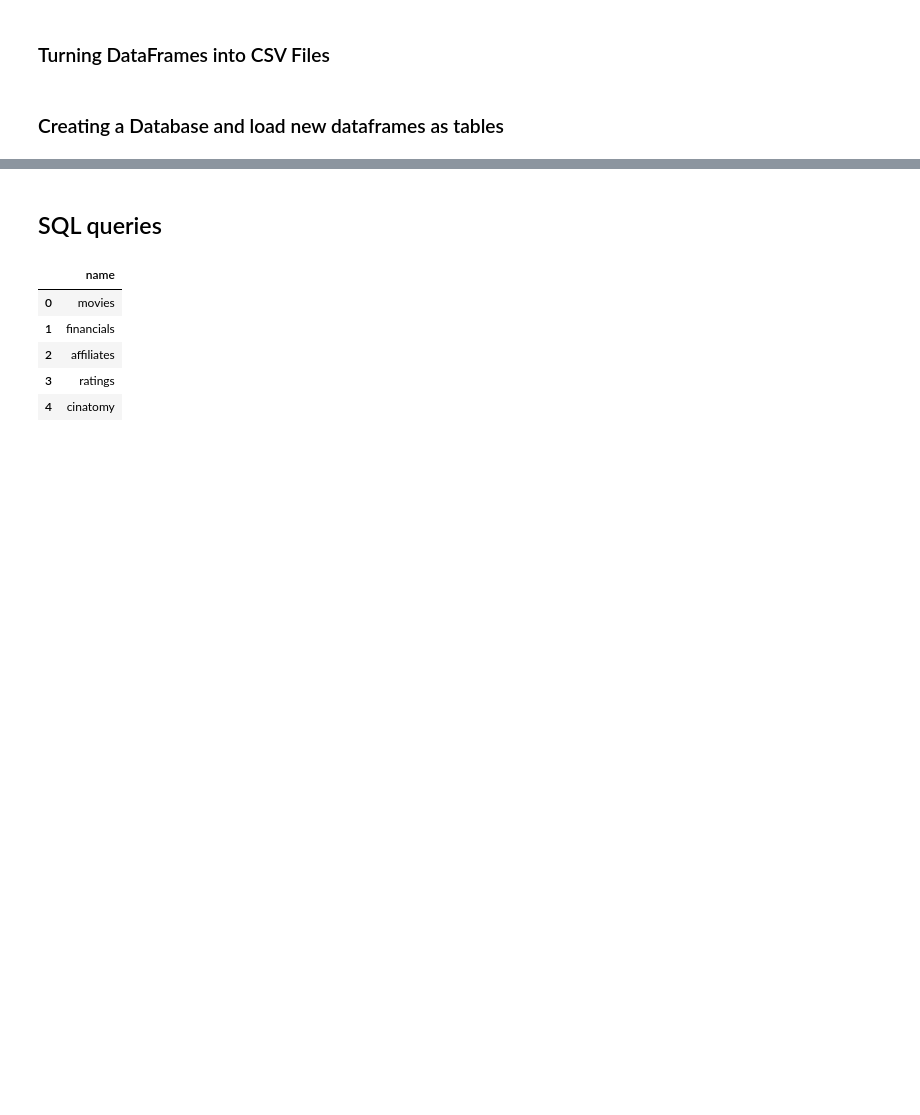
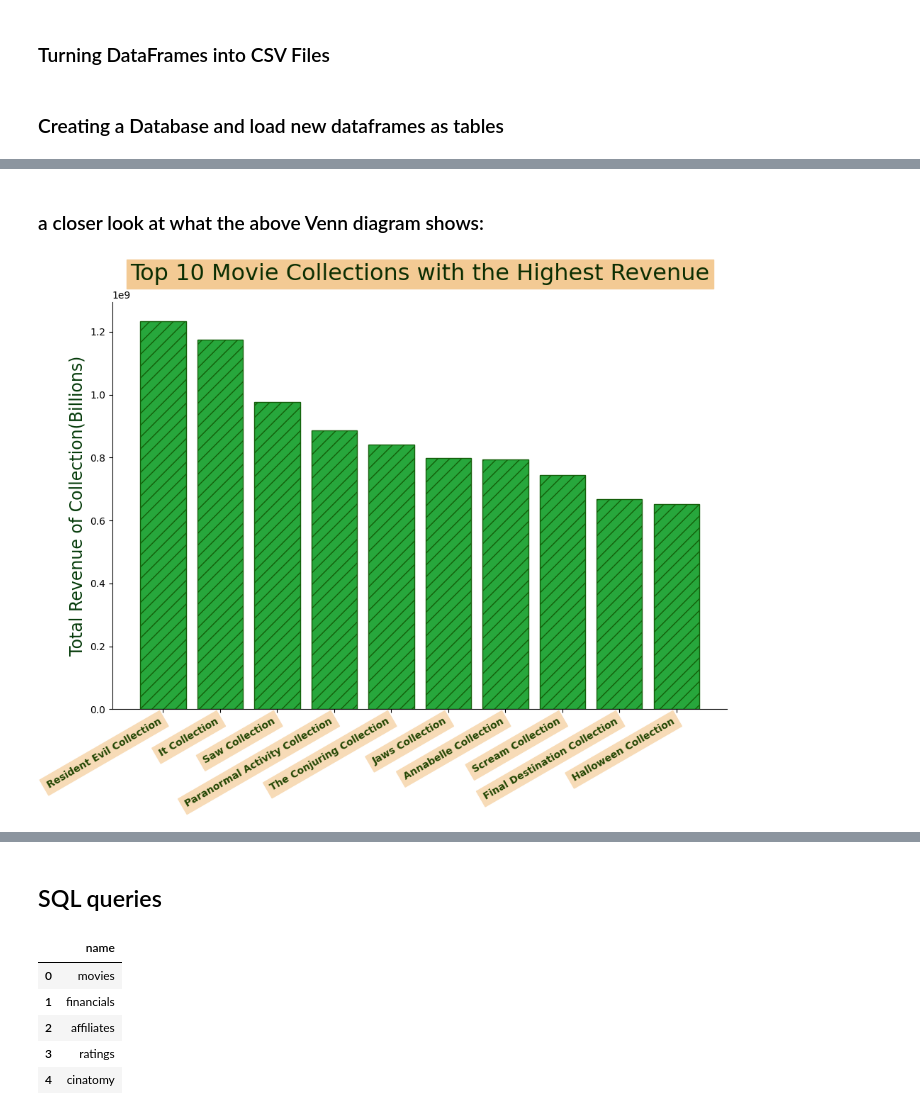
Before and after one commit to JessicaLindsey5514/The_Perfect_Horror_Movie, a Jupyter notebook: Notebooks/perfect_horror_movie.ipynb, the cells around one changed output, grey strips where cells are left out. Saved outputs shown, nothing was run; the diff lists cells and outputs as text; code cells hidden in the pictures; blank space fills up the shorter version.

```diff
--- a/Notebooks/perfect_horror_movie.ipynb
+++ b/Notebooks/perfect_horror_movie.ipynb
@@ -910,0 +1111,34 @@ connection.close()
+# %% [markdown]
+### a closer look at what the above Venn diagram shows:
+# %%
+category = "collection_name"
+values = "revenue"
+movie_collection_revenue = horror_df.groupby(category)[values].sum()
+movie_coll_rev = movie_collection_revenue.sort_values(ascending=False)
+
+collection_rev_10 = movie_coll_rev.head(10)
+
+plt.figure(figsize=(10,8))
+plt.bar(collection_rev_10.index, collection_rev_10.values, color= "#27A73C", edgecolor= "#145f0a", hatch= "//")
+ax = plt.gca()
+ax.spines["top"].set_visible(False)
+ax.spines["right"].set_visible(False)
+
+
+plt.title("Top 10 Movie Collections with the Highest Revenue",
+          fontsize= 23,
+          color= "#0B2E02",
+          pad= 22,
+          loc="center")
+
+plt.ylabel("Total Revenue of Collection(Billions)", color= "#053B0A", fontsize=17)
+plt.xticks(rotation=45, ha="right")
+
+custom_labels = collection_rev_10.index
+ax.set_xticklabels(custom_labels, color = "#234603", fontsize=10, fontweight="bold", rotation=30, ha="right")
+
+plt.tight_layout()
+plt.savefig('../Visualizations/top_movie_collection_rev.png')
+plt.show()
+# %% [output]
+[figure, added]
```
Also changed, not shown: parts of 21 cells of this notebook, 14 other files.
